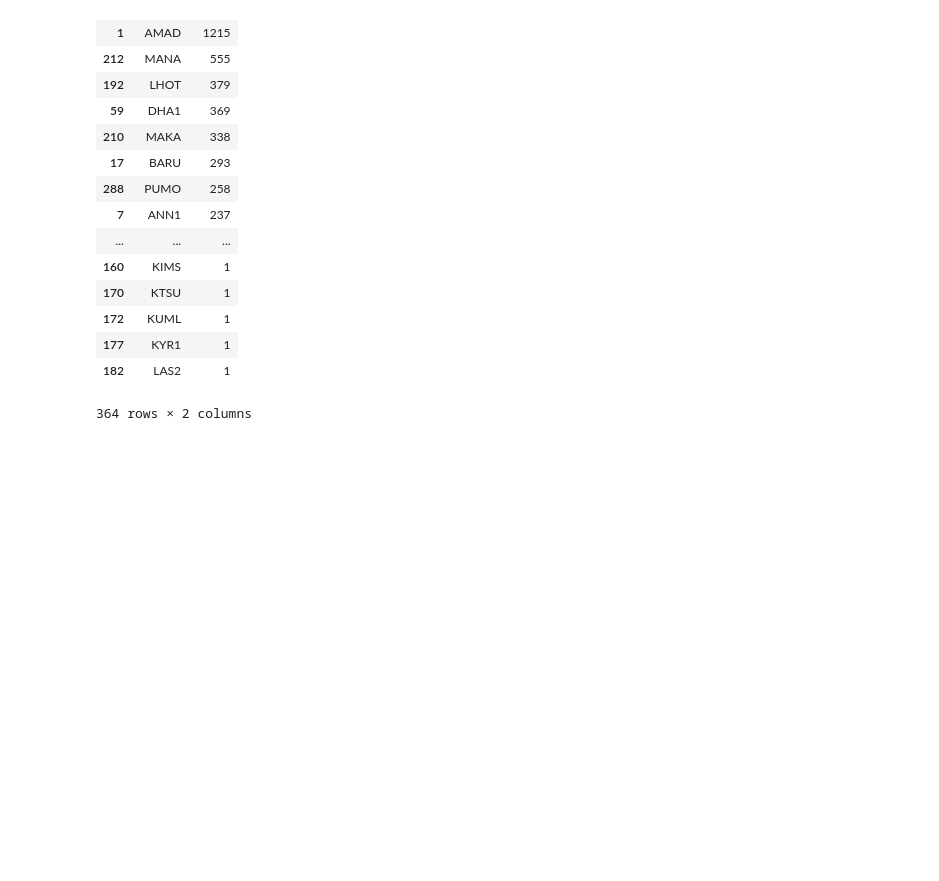
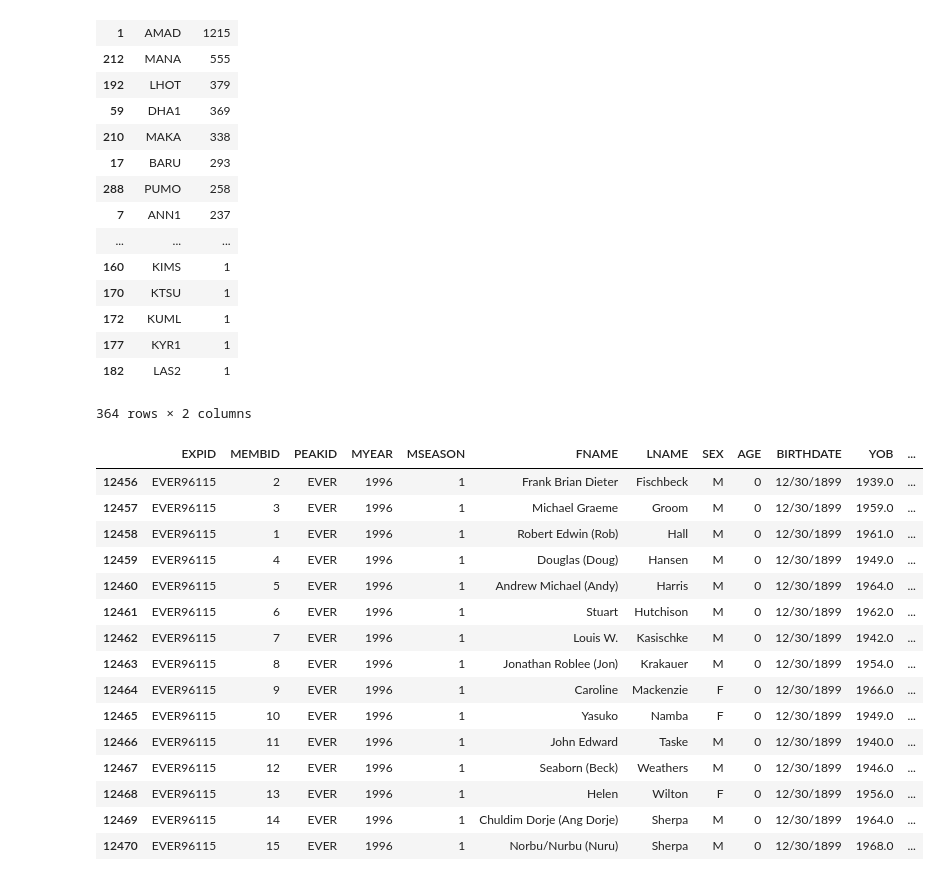
Before and after one commit to elbertwang3/himalayas, a Jupyter notebook: data/Untitled.ipynb, the cells around one changed output. Drawn from its saved outputs; the diff is of its cells as text; code cells hidden in the pictures; blank space fills up the shorter version.

```diff
--- a/data/Untitled.ipynb
+++ b/data/Untitled.ipynb
@@ -545,3 +545,22 @@ expeds.groupby(['PEAKID']).size().reset_index(name='counts').sort_values(['count
 | 177 | KYR1 | 1 |
 | 182 | LAS2 | 1 |
 364 rows × 2 columns
+# %%
+members.loc[(members['EXPID'] =='EVER96115')]
+# %% [output]
+|  | EXPID | MEMBID | PEAKID | MYEAR | MSEASON | FNAME | LNAME | SEX | AGE | BIRTHDATE | YOB | ... |
+| 12456 | EVER96115 | 2 | EVER | 1996 | 1 | Frank Brian Dieter | Fischbeck | M | 0 | 12/30/1899 | 1939.0 | ... |
+| 12457 | EVER96115 | 3 | EVER | 1996 | 1 | Michael Graeme | Groom | M | 0 | 12/30/1899 | 1959.0 | ... |
+| 12458 | EVER96115 | 1 | EVER | 1996 | 1 | Robert Edwin (Rob) | Hall | M | 0 | 12/30/1899 | 1961.0 | ... |
+| 12459 | EVER96115 | 4 | EVER | 1996 | 1 | Douglas (Doug) | Hansen | M | 0 | 12/30/1899 | 1949.0 | ... |
+| 12460 | EVER96115 | 5 | EVER | 1996 | 1 | Andrew Michael (Andy) | Harris | M | 0 | 12/30/1899 | 1964.0 | ... |
+| 12461 | EVER96115 | 6 | EVER | 1996 | 1 | Stuart | Hutchison | M | 0 | 12/30/1899 | 1962.0 | ... |
+| 12462 | EVER96115 | 7 | EVER | 1996 | 1 | Louis W. | Kasischke | M | 0 | 12/30/1899 | 1942.0 | ... |
+| 12463 | EVER96115 | 8 | EVER | 1996 | 1 | Jonathan Roblee (Jon) | Krakauer | M | 0 | 12/30/1899 | 1954.0 | ... |
+| 12464 | EVER96115 | 9 | EVER | 1996 | 1 | Caroline | Mackenzie | F | 0 | 12/30/1899 | 1966.0 | ... |
+| 12465 | EVER96115 | 10 | EVER | 1996 | 1 | Yasuko | Namba | F | 0 | 12/30/1899 | 1949.0 | ... |
+| 12466 | EVER96115 | 11 | EVER | 1996 | 1 | John Edward | Taske | M | 0 | 12/30/1899 | 1940.0 | ... |
+| 12467 | EVER96115 | 12 | EVER | 1996 | 1 | Seaborn (Beck) | Weathers | M | 0 | 12/30/1899 | 1946.0 | ... |
+| 12468 | EVER96115 | 13 | EVER | 1996 | 1 | Helen | Wilton | F | 0 | 12/30/1899 | 1956.0 | ... |
+| 12469 | EVER96115 | 14 | EVER | 1996 | 1 | Chuldim Dorje (Ang Dorje) | Sherpa | M | 0 | 12/30/1899 | 1964.0 | ... |
+| 12470 | EVER96115 | 15 | EVER | 1996 | 1 | Norbu/Nurbu (Nuru) | Sherpa | M | 0 | 12/30/1899 | 1968.0 | ... |
```
Also changed, not shown: parts of 10 cells of this notebook, 19 other files.
